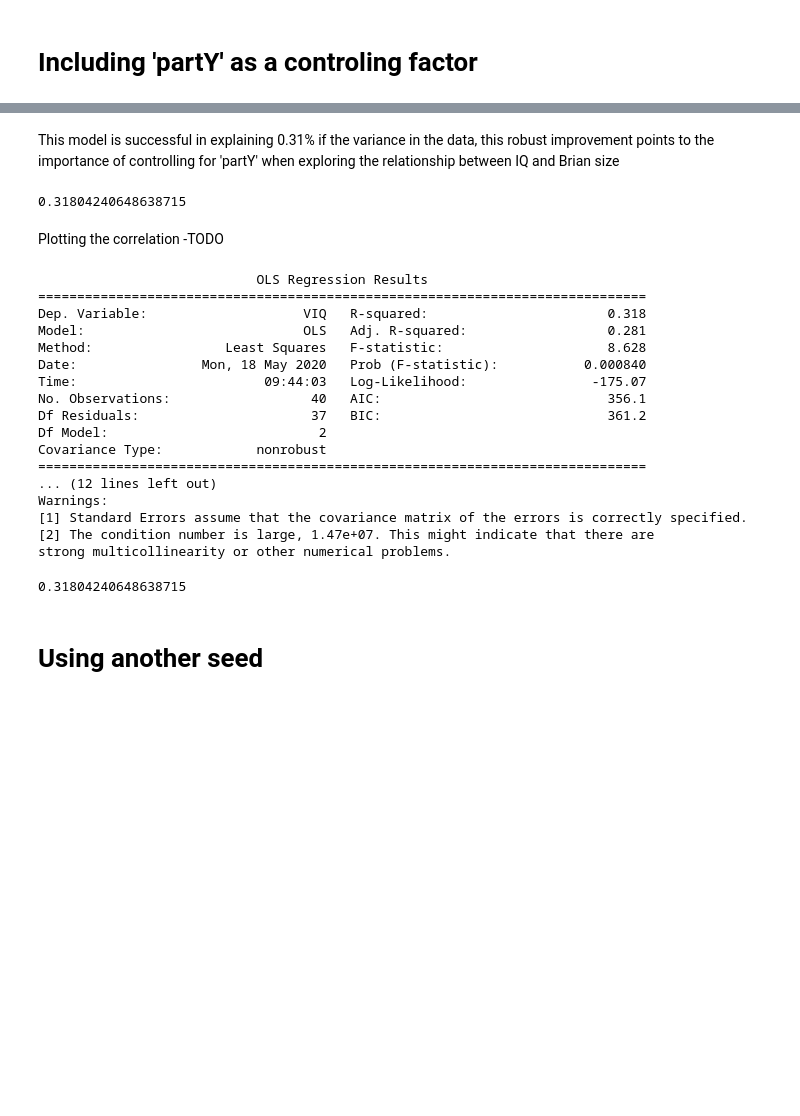
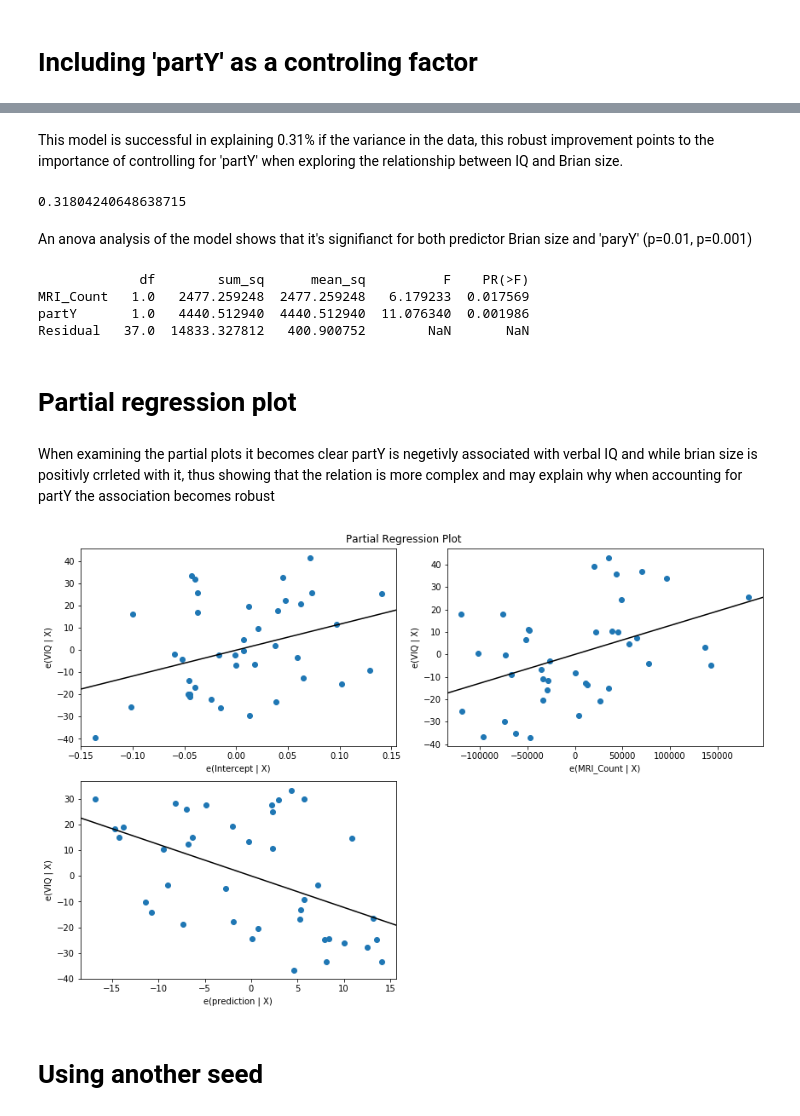
Before and after one commit to tamirAv/Tamir-Avigdor-Initial-QLSC612, a Jupyter notebook: practical/myanalysis.ipynb, the cells around one changed output, grey strips where cells are left out. Saved outputs shown, nothing was run; the diff lists cells and outputs as text; code cells hidden in the pictures; blank space fills up the shorter version.

```diff
--- a/practical/myanalysis.ipynb
+++ b/practical/myanalysis.ipynb
@@ -61,8 +90,8 @@ Using multiple regression we include 'partY' as an added factor for the brain si
 np.random.seed(35)
 mu, sigma = 100, 10 # mean and standard deviation
 partY=np.random.normal(mu, sigma,size=len(data.index))
-data['prediction'] = partY
-model = ols('VIQ ~  MRI_Count + prediction', data).fit()
+data['partY'] = partY
+model = ols('VIQ ~  MRI_Count + partY', data).fit()
 print(model.summary())
 # %% [output]
                             OLS Regression Results
@@ -86,38 +114,31 @@ strong multicollinearity or other numerical problems.
 # %% [markdown]
-This model is successful in explaining 0.31% if the variance in the data, this robust improvement points to the importance of controlling for 'partY' when exploring the relationship between IQ and Brian size
+This model is successful in explaining 0.31% if the variance in the data, this robust improvement points to the importance of controlling for 'partY' when exploring the relationship between IQ and Brian size.
 # %%
 model.rsquared
 # %% [output]
 0.31804240648638715
-# %% [markdown]
-Plotting the correlation -TODO
-# %%
-np.random.seed(35)
-mu, sigma = 100, 10 # mean and standard deviation
-partY=np.random.normal(mu, sigma,size=len(data.index))
-data['prediction'] = partY
-model = ols('VIQ ~  MRI_Count + prediction', data).fit()
-print(model.summary())
-model.rsquared
-# %% [output]
-                            OLS Regression Results
-==============================================================================
-Dep. Variable:                    VIQ   R-squared:                       0.318
-Model:                            OLS   Adj. R-squared:                  0.281
-Method:                 Least Squares   F-statistic:                     8.628
-Date:                Mon, 18 May 2020   Prob (F-statistic):           0.000840
-Time:                        09:44:03   Log-Likelihood:                -175.07
-No. Observations:                  40   AIC:                             356.1
-Df Residuals:                      37   BIC:                             361.2
-Df Model:                           2
-Covariance Type:            nonrobust
-==============================================================================
-... (12 lines left out)
-Warnings:
-[1] Standard Errors assume that the covariance matrix of the errors is correctly specified.
-[2] The condition number is large, 1.47e+07. This might indicate that there are
-strong multicollinearity or other numerical problems.
-0.31804240648638715
+# %% [markdown]
+An anova analysis of the model shows that it's signifianct for both predictor Brian size and 'paryY' (p=0.01, p=0.001)
+# %%
+
+anova_results = anova_lm(model)
+
+#print('\nANOVA results')
+print(anova_results)
+# %% [output]
+             df        sum_sq      mean_sq          F    PR(>F)
+MRI_Count   1.0   2477.259248  2477.259248   6.179233  0.017569
+partY       1.0   4440.512940  4440.512940  11.076340  0.001986
+Residual   37.0  14833.327812   400.900752        NaN       NaN
+# %% [markdown]
+# Partial regression plot
+# %% [markdown]
+When examining the partial plots it becomes clear partY is negetivly associated with verbal IQ and while brian size is positivly crrleted with it, thus showing that the relation is more complex and may explain why when accounting for partY the association becomes robust
+# %%
+fig = plt.figure(figsize=(12,8))
+fig = sm.graphics.plot_partregress_grid(model, fig=fig)
+# %% [output]
+[figure, added]
 # %% [markdown]
 # Using another seed
 # %% [markdown]
```
Also changed, not shown: parts of 18 cells of this notebook.
